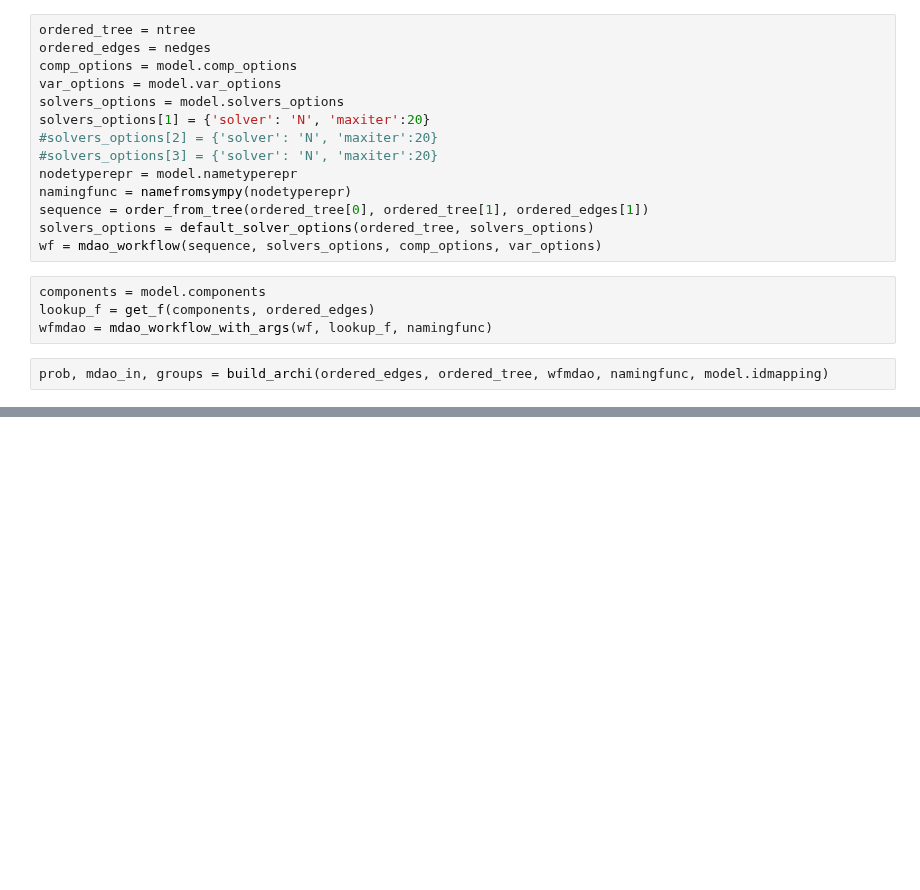
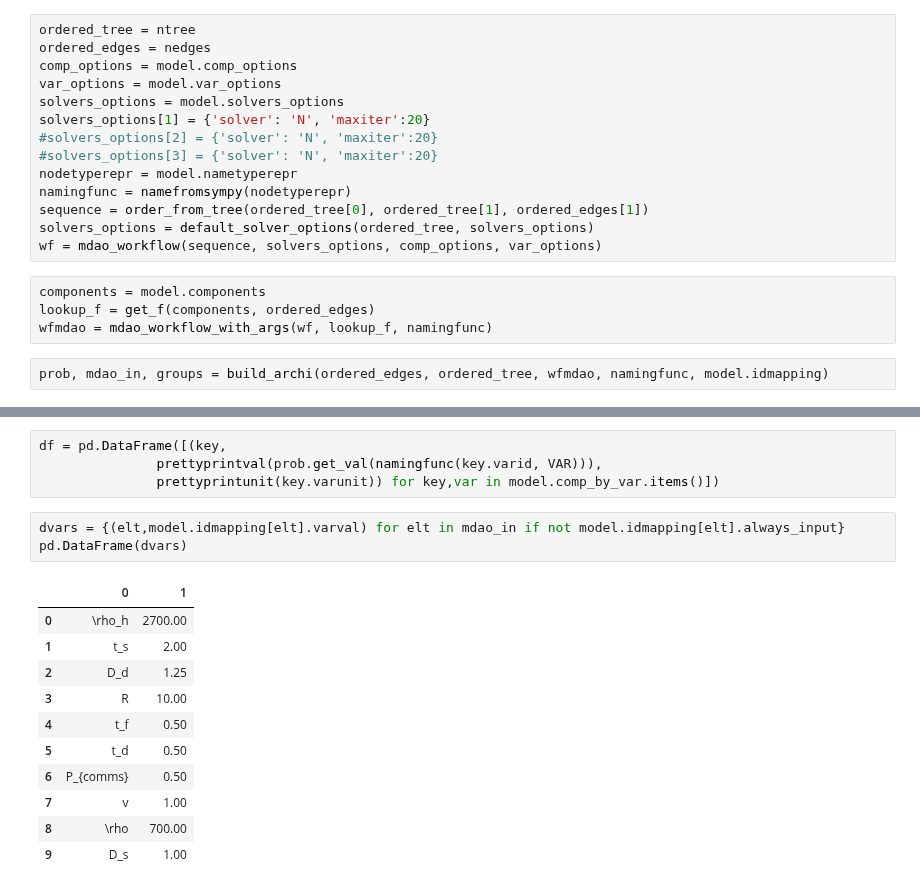
Before and after one commit to norheim/minimdo, a Jupyter notebook: minimdo/pearl/pearl_maha_formulation.ipynb, the cells around one changed output, grey strips where cells are left out. Cells and saved outputs as stored; diff of their text form; blank space fills up the shorter version.

```diff
--- a/minimdo/pearl/pearl_maha_formulation.ipynb
+++ b/minimdo/pearl/pearl_maha_formulation.ipynb
@@ -301,0 +376,19 @@ s1
+# %%
+df = pd.DataFrame([(key,
+               prettyprintval(prob.get_val(namingfunc(key.varid, VAR))),
+               prettyprintunit(key.varunit)) for key,var in model.comp_by_var.items()])
+# %%
+dvars = {(elt,model.idmapping[elt].varval) for elt in mdao_in if not model.idmapping[elt].always_input}
+pd.DataFrame(dvars)
+# %% [output]
+|  | 0 | 1 |
+| 0 | \rho_h | 2700.00 |
+| 1 | t_s | 2.00 |
+| 2 | D_d | 1.25 |
+| 3 | R | 10.00 |
+| 4 | t_f | 0.50 |
+| 5 | t_d | 0.50 |
+| 6 | P_{comms} | 0.50 |
+| 7 | v | 1.00 |
+| 8 | \rho | 700.00 |
+| 9 | D_s | 1.00 |
```
Also changed, not shown: parts of 42 cells of this notebook, 23 other files.
